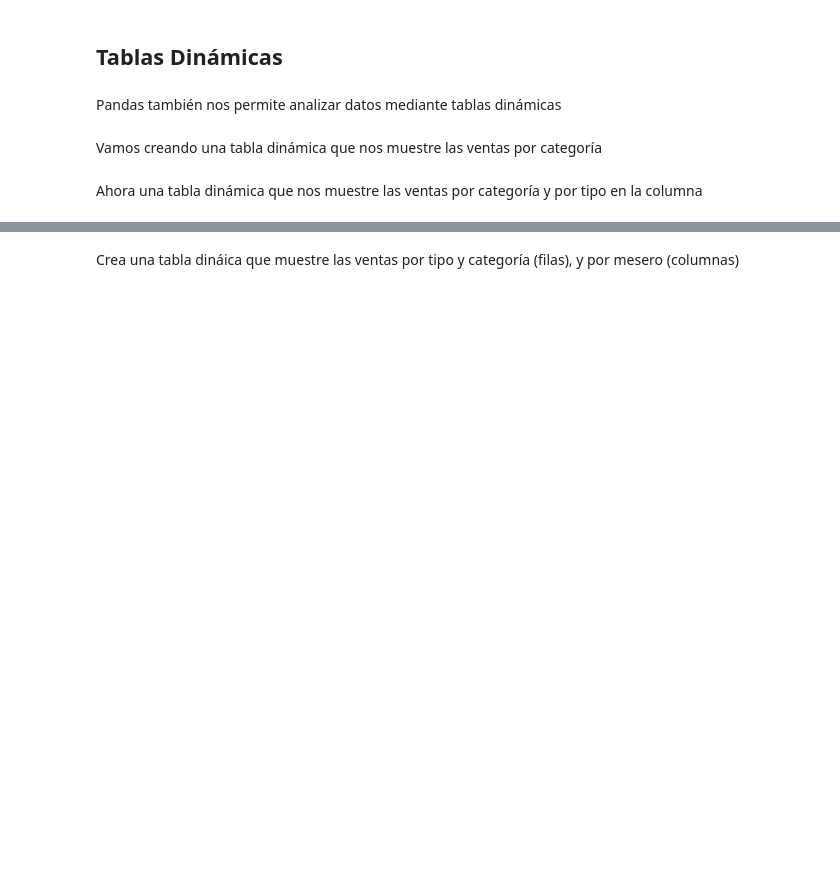
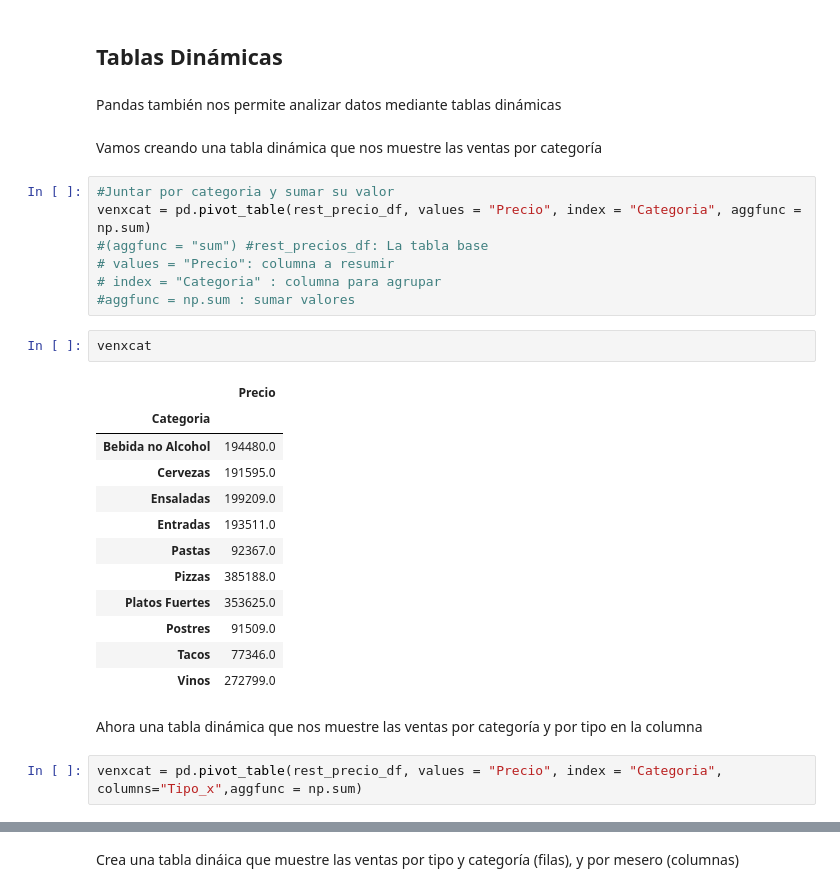
Before and after one commit to abrahajam/BIG-DATA-E-IA, a Jupyter notebook: Python Jupyter/8.1_-_De_Excel_a_Python.ipynb, the cells around one changed output, grey strips where cells are left out. Drawn from its saved outputs; the diff is of its cells as text; blank space fills up the shorter version.

```diff
--- a/Python Jupyter/8.1_-_De_Excel_a_Python.ipynb
+++ b/Python Jupyter/8.1_-_De_Excel_a_Python.ipynb
@@ -271,5 +274,29 @@ Crea un nueva Serie con la columna de "Mesero" - obten los valores únicos
 Pandas también nos permite analizar datos mediante tablas dinámicas
 # %% [markdown]
 Vamos creando una tabla dinámica que nos muestre las ventas por categoría
+# %%
+#Juntar por categoria y sumar su valor
+venxcat = pd.pivot_table(rest_precio_df, values = "Precio", index = "Categoria", aggfunc = np.sum)
+#(aggfunc = "sum") #rest_precios_df: La tabla base
+# values = "Precio": columna a resumir
+# index = "Categoria" : columna para agrupar
+#aggfunc = np.sum : sumar valores
+# %%
+venxcat
+# %% [output]
+|  | Precio |
+| Categoria |  |
+| Bebida no Alcohol | 194480.0 |
+| Cervezas | 191595.0 |
+| Ensaladas | 199209.0 |
+| Entradas | 193511.0 |
+| Pastas | 92367.0 |
+| Pizzas | 385188.0 |
+| Platos Fuertes | 353625.0 |
+| Postres | 91509.0 |
+| Tacos | 77346.0 |
+| Vinos | 272799.0 |
 # %% [markdown]
 Ahora una tabla dinámica que nos muestre las ventas por categoría y por tipo en la columna
+# %%
+venxcat = pd.pivot_table(rest_precio_df, values = "Precio", index = "Categoria", columns="Tipo_x",aggfunc = np.sum)
```
Also changed, not shown: parts of 11 cells of this notebook, 12 other files.
